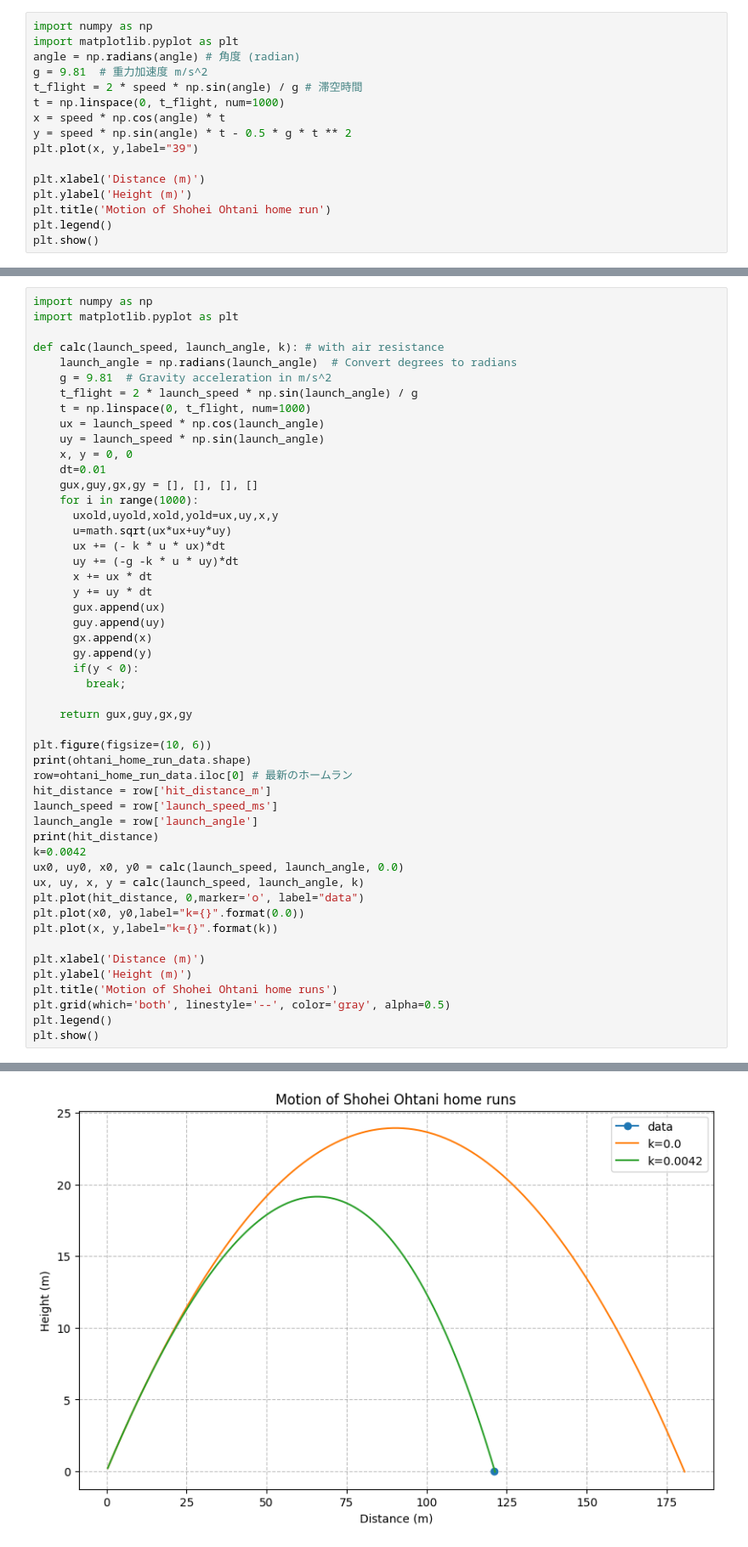
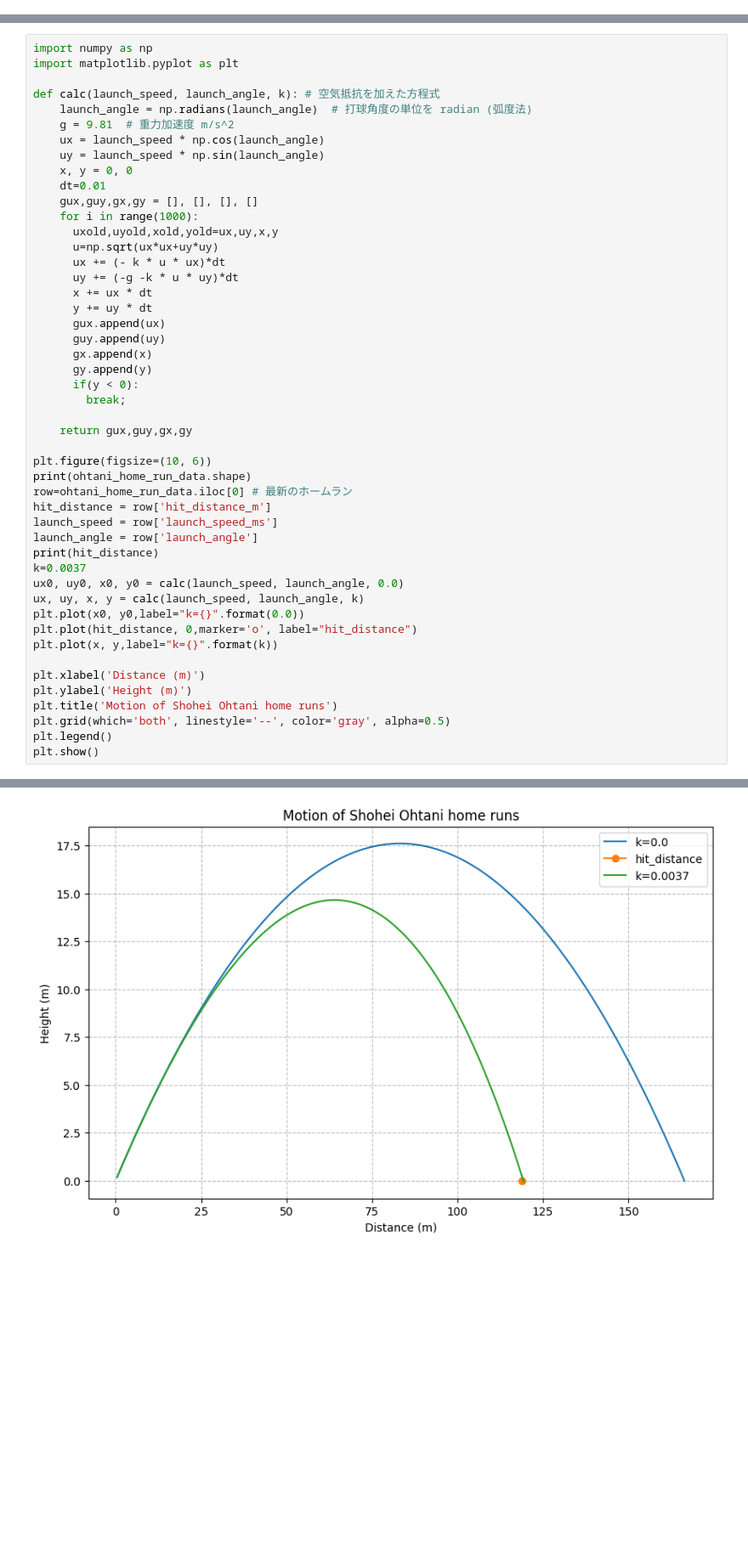
Before and after one commit to taketaka-MU/hs-2023, a Jupyter notebook: 20230810/ohtani2023.ipynb, the cells around one changed output, grey strips where cells are left out. Shown at 85% size. Drawn from its saved outputs; the diff is of its cells as text; blank space fills up the shorter version.

```diff
--- a/20230810/ohtani2023.ipynb
+++ b/20230810/ohtani2023.ipynb
@@ -70,16 +91,0 @@ print(speed*60*60/1000) # 時速
-# %%
-import numpy as np
-import matplotlib.pyplot as plt
-angle = np.radians(angle) # 角度 (radian)
-g = 9.81  # 重力加速度 m/s^2
-t_flight = 2 * speed * np.sin(angle) / g # 滞空時間
-t = np.linspace(0, t_flight, num=1000)
-x = speed * np.cos(angle) * t
-y = speed * np.sin(angle) * t - 0.5 * g * t ** 2
-plt.plot(x, y,label="39")
-
-plt.xlabel('Distance (m)')
-plt.ylabel('Height (m)')
-plt.title('Motion of Shohei Ohtani home run')
-plt.legend()
-plt.show()
@@ -89,11 +93,9 @@ plt.show()
 import numpy as np
 import matplotlib.pyplot as plt
 
-def calc(launch_speed, launch_angle, k): # with air resistance
-    launch_angle = np.radians(launch_angle)  # Convert degrees to radians
-    g = 9.81  # Gravity acceleration in m/s^2
-    t_flight = 2 * launch_speed * np.sin(launch_angle) / g
-    t = np.linspace(0, t_flight, num=1000)
+def calc(launch_speed, launch_angle, k): # 空気抵抗を加えた方程式
+    launch_angle = np.radians(launch_angle)  # 打球角度の単位を radian (弧度法)
+    g = 9.81  # 重力加速度 m/s^2
     ux = launch_speed * np.cos(launch_angle)
     uy = launch_speed * np.sin(launch_angle)
     x, y = 0, 0
@@ -101,7 +103,7 @@ def calc(launch_speed, launch_angle, k): # with air resistance
     gux,guy,gx,gy = [], [], [], []
     for i in range(1000):
       uxold,uyold,xold,yold=ux,uy,x,y
-      u=math.sqrt(ux*ux+uy*uy)
+      u=np.sqrt(ux*ux+uy*uy)
       ux += (- k * u * ux)*dt
       uy += (-g -k * u * uy)*dt
       x += ux * dt
@@ -122,11 +124,11 @@ hit_distance = row['hit_distance_m']
 launch_speed = row['launch_speed_ms']
 launch_angle = row['launch_angle']
 print(hit_distance)
-k=0.0042
+k=0.0037
 ux0, uy0, x0, y0 = calc(launch_speed, launch_angle, 0.0)
 ux, uy, x, y = calc(launch_speed, launch_angle, k)
-plt.plot(hit_distance, 0,marker='o', label="data")
 plt.plot(x0, y0,label="k={}".format(0.0))
+plt.plot(hit_distance, 0,marker='o', label="hit_distance")
 plt.plot(x, y,label="k={}".format(k))
 
 plt.xlabel('Distance (m)')
@@ -141 +143 @@ plt.show()
-[figure, old version]
+[figure, new version]
```
Also changed, not shown: parts of 13 cells of this notebook.
